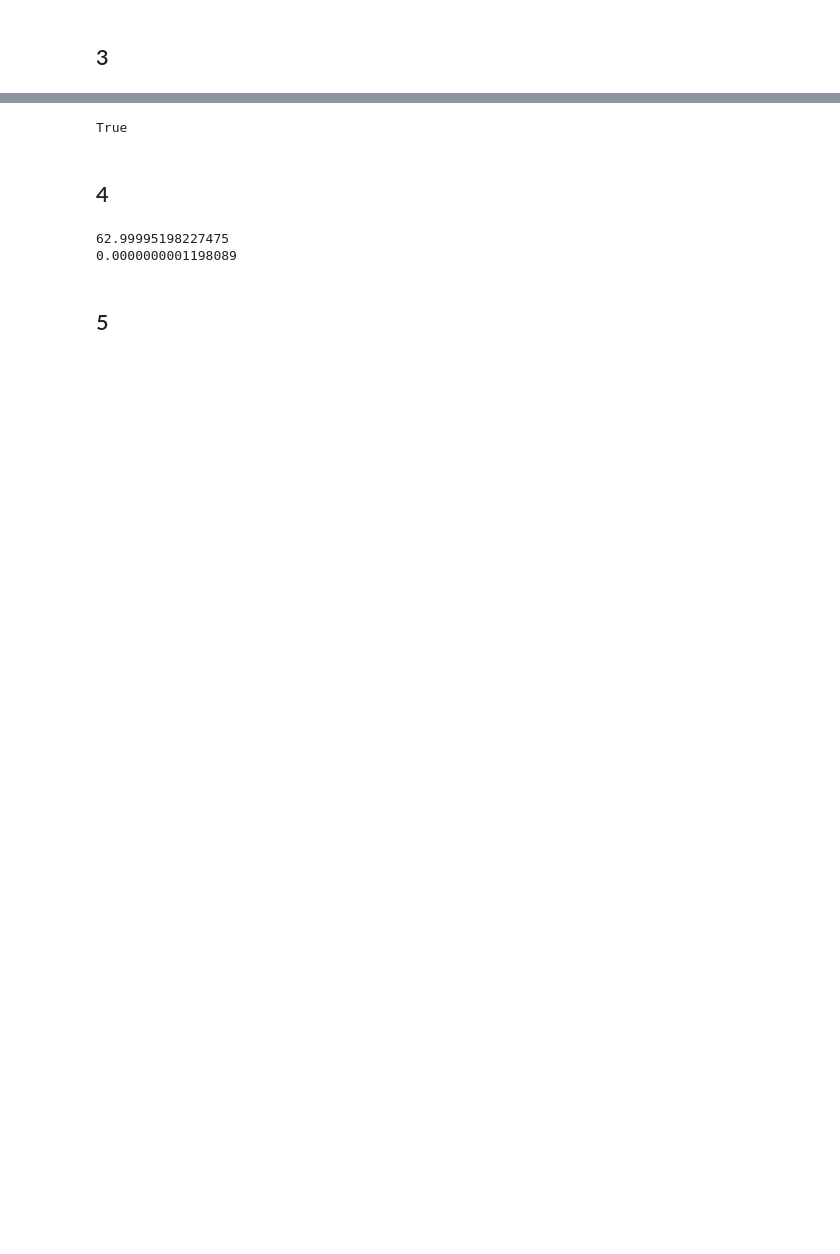
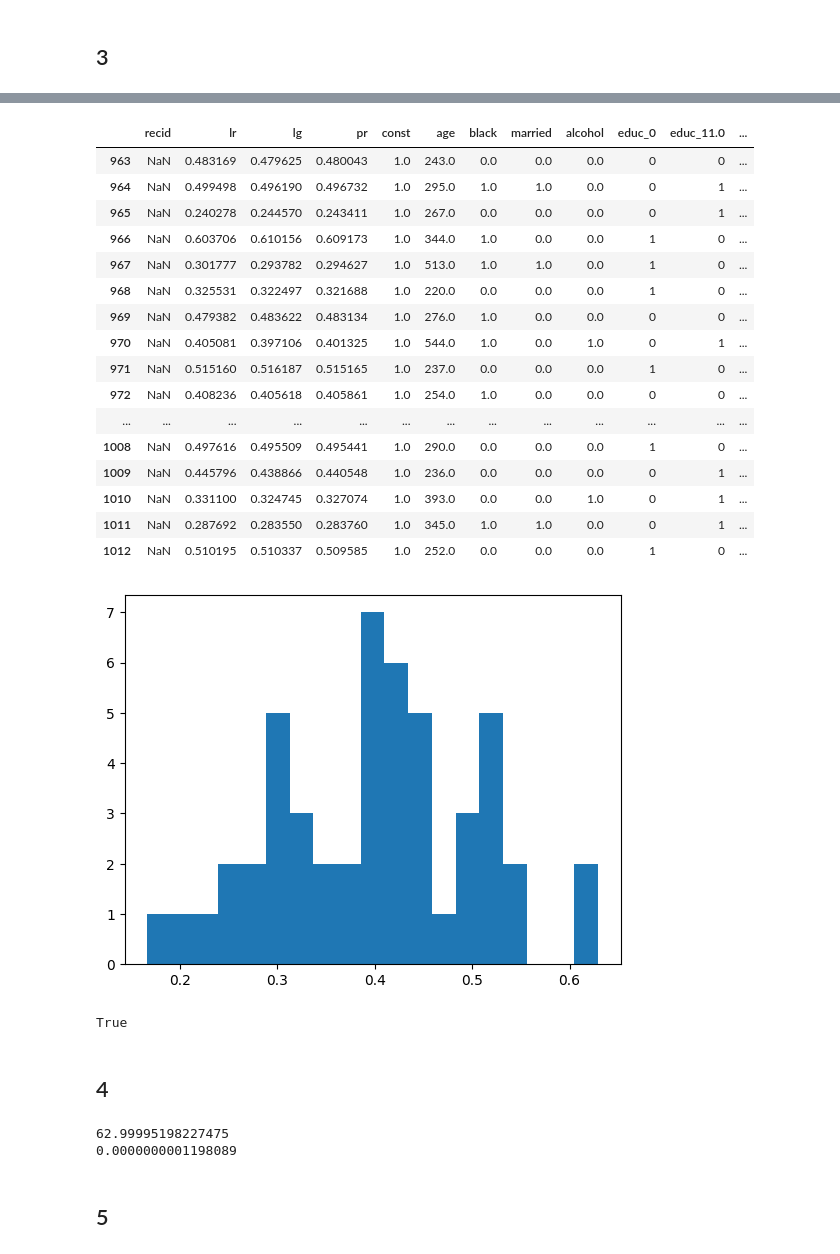
Before and after one commit to SamuraiGalahad/IDZ_HW, a Jupyter notebook: hw.ipynb, the cells around one changed output, grey strips where cells are left out. Cells and saved outputs as stored; diff of their text form; code cells hidden in the pictures; blank space fills up the shorter version.

```diff
--- a/hw.ipynb
+++ b/hw.ipynb
@@ -375,0 +363,19 @@ PR errors count 51
+# %%
+most_influential = set()
+
+# For lr. lg. pr
+sorted_lr_residuals = np.argsort(np.abs(lr_residuals))
+sorted_lg_residuals = np.argsort(np.abs(lg_residuals))
+sorted_pr_residuals = np.argsort(np.abs(pr_residuals))
+
+most_influential = most_influential.union([*sorted_lr_residuals[-15:]])
+most_influential = most_influential.union([*sorted_lg_residuals[-15:]])
+most_influential = most_influential.union([*sorted_pr_residuals[-15:]])
+
+most_influential = list(most_influential)
+print(most_influential)
+
+predictions = pd.DataFrame({'lr': lr_model_pred, 'lg': lg_model_pred, 'pr': pr_model_pred})
+df = pd.concat([Y, predictions, X_test], axis=1)
+res = df.iloc[most_influential]
+display(res)
@@ -376 +400,27 @@ PR errors count 51
+# %%
+res_last_50 = df.iloc[-50:]
+display(res_last_50)
+
+# Histogram
+plt.hist(res_last_50['lg'], bins=19)
+plt.show()
+# %% [output]
+|  | recid | lr | lg | pr | const | age | black | married | alcohol | educ_0 | educ_11.0 | ... |
+| 963 | NaN | 0.483169 | 0.479625 | 0.480043 | 1.0 | 243.0 | 0.0 | 0.0 | 0.0 | 0 | 0 | ... |
+| 964 | NaN | 0.499498 | 0.496190 | 0.496732 | 1.0 | 295.0 | 1.0 | 1.0 | 0.0 | 0 | 1 | ... |
+| 965 | NaN | 0.240278 | 0.244570 | 0.243411 | 1.0 | 267.0 | 0.0 | 0.0 | 0.0 | 0 | 1 | ... |
+| 966 | NaN | 0.603706 | 0.610156 | 0.609173 | 1.0 | 344.0 | 1.0 | 0.0 | 0.0 | 1 | 0 | ... |
+| 967 | NaN | 0.301777 | 0.293782 | 0.294627 | 1.0 | 513.0 | 1.0 | 1.0 | 0.0 | 1 | 0 | ... |
+| 968 | NaN | 0.325531 | 0.322497 | 0.321688 | 1.0 | 220.0 | 0.0 | 0.0 | 0.0 | 1 | 0 | ... |
+| 969 | NaN | 0.479382 | 0.483622 | 0.483134 | 1.0 | 276.0 | 1.0 | 0.0 | 0.0 | 0 | 0 | ... |
+| 970 | NaN | 0.405081 | 0.397106 | 0.401325 | 1.0 | 544.0 | 1.0 | 0.0 | 1.0 | 0 | 1 | ... |
+| 971 | NaN | 0.515160 | 0.516187 | 0.515165 | 1.0 | 237.0 | 0.0 | 0.0 | 0.0 | 1 | 0 | ... |
+| 972 | NaN | 0.408236 | 0.405618 | 0.405861 | 1.0 | 254.0 | 1.0 | 0.0 | 0.0 | 0 | 0 | ... |
+| ... | ... | ... | ... | ... | ... | ... | ... | ... | ... | ... | ... | ... |
+| 1008 | NaN | 0.497616 | 0.495509 | 0.495441 | 1.0 | 290.0 | 0.0 | 0.0 | 0.0 | 1 | 0 | ... |
+| 1009 | NaN | 0.445796 | 0.438866 | 0.440548 | 1.0 | 236.0 | 0.0 | 0.0 | 0.0 | 0 | 1 | ... |
+| 1010 | NaN | 0.331100 | 0.324745 | 0.327074 | 1.0 | 393.0 | 0.0 | 0.0 | 1.0 | 0 | 1 | ... |
+| 1011 | NaN | 0.287692 | 0.283550 | 0.283760 | 1.0 | 345.0 | 1.0 | 1.0 | 0.0 | 0 | 1 | ... |
+| 1012 | NaN | 0.510195 | 0.510337 | 0.509585 | 1.0 | 252.0 | 0.0 | 0.0 | 0.0 | 1 | 0 | ... |
+[figure, added]
 # %%
```
Also changed, not shown: parts of 15 cells of this notebook.
